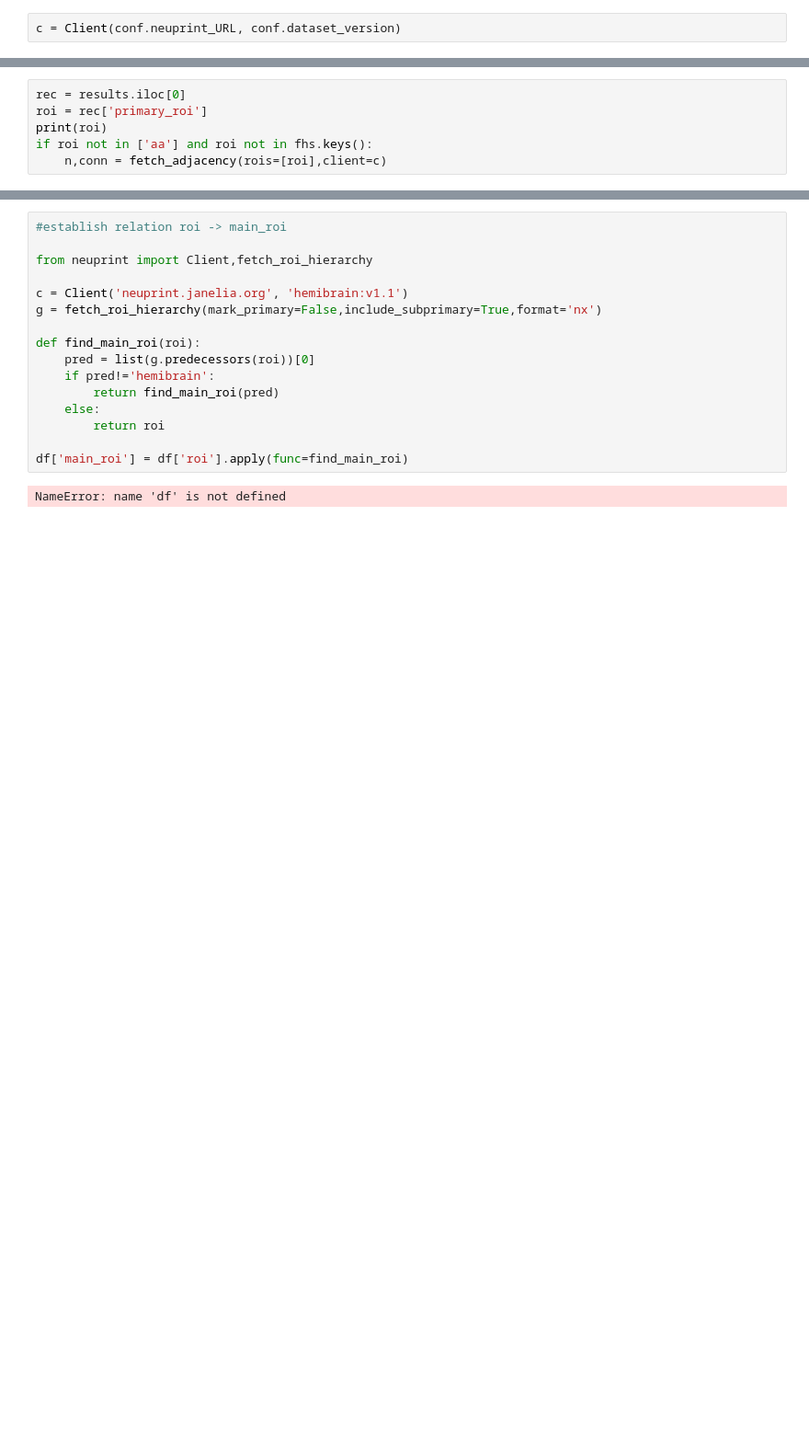
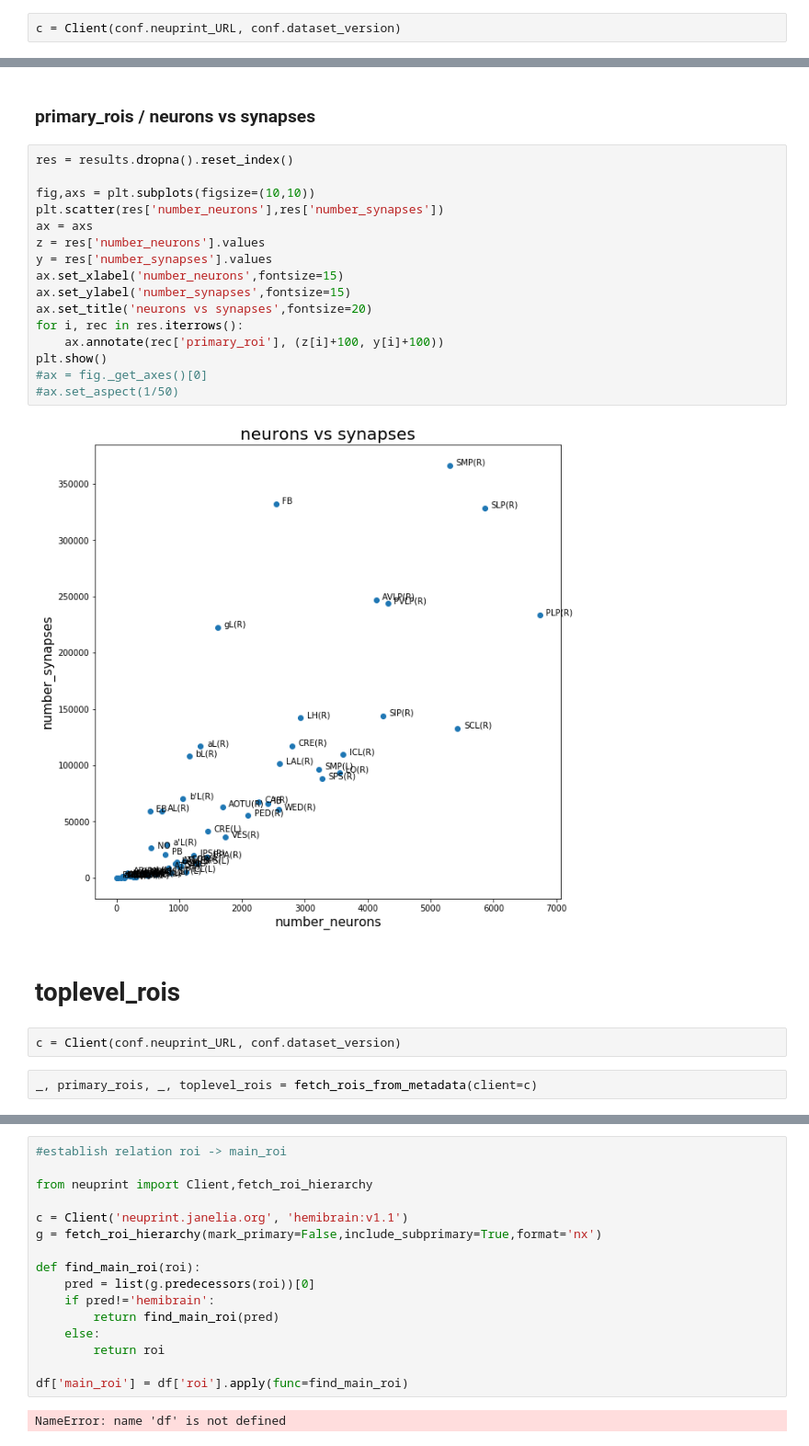
Before and after one commit to grelade/fruitfly, a Jupyter notebook: notebook.ipynb, the cells around one changed output, grey strips where cells are left out. Shown at 92% size. Saved outputs shown, nothing was run; the diff lists cells and outputs as text; blank space fills up the shorter version.

```diff
--- a/notebook.ipynb
+++ b/notebook.ipynb
@@ -45,6 +21,0 @@ fhs = {}
-# %%
-rec = results.iloc[0]
-roi = rec['primary_roi']
-print(roi)
-if roi not in ['aa'] and roi not in fhs.keys():
-    n,conn = fetch_adjacency(rois=[roi],client=c)
@@ -178,0 +170,26 @@ hemibrain
+# %% [markdown]
+<h3>primary_rois / neurons vs synapses</h3>
+# %%
+res = results.dropna().reset_index()
+
+fig,axs = plt.subplots(figsize=(10,10))
+plt.scatter(res['number_neurons'],res['number_synapses'])
+ax = axs
+z = res['number_neurons'].values
+y = res['number_synapses'].values
+ax.set_xlabel('number_neurons',fontsize=15)
+ax.set_ylabel('number_synapses',fontsize=15)
+ax.set_title('neurons vs synapses',fontsize=20)
+for i, rec in res.iterrows():
+    ax.annotate(rec['primary_roi'], (z[i]+100, y[i]+100))
+plt.show()
+#ax = fig._get_axes()[0]
+#ax.set_aspect(1/50)
+# %% [output]
+[figure, added]
+# %% [markdown]
+<h1>toplevel_rois</h1>
+# %%
+c = Client(conf.neuprint_URL, conf.dataset_version)
+# %%
+_, primary_rois, _, toplevel_rois = fetch_rois_from_metadata(client=c)
```
Also changed, not shown: parts of 39 cells of this notebook, 6 other files.
